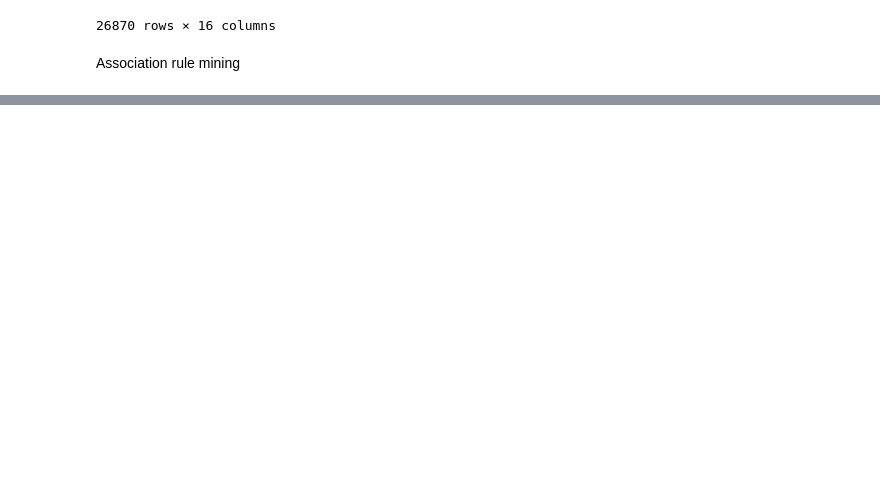
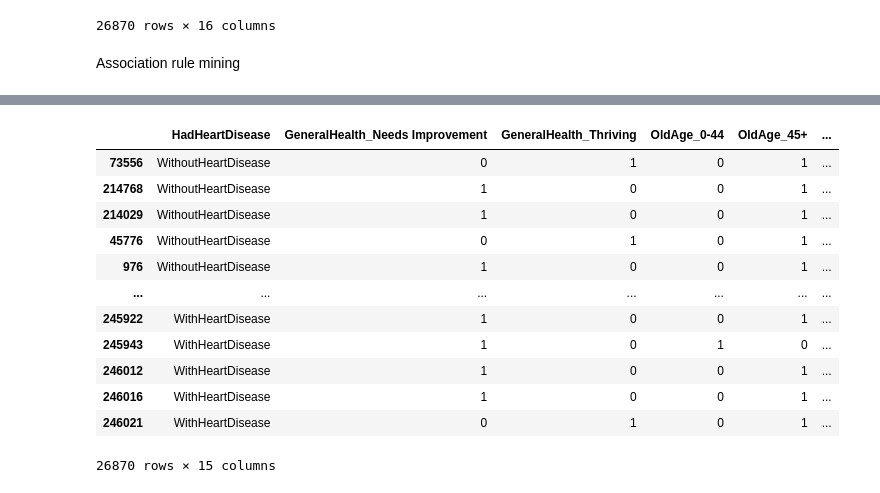
Before and after one commit to briangabini/csmodel, a Jupyter notebook: csmodel-project.ipynb, the cells around one changed output, grey strips where cells are left out. Cells and saved outputs as stored; diff of their text form; code cells hidden in the pictures; blank space fills up the shorter version.

```diff
--- a/csmodel-project.ipynb
+++ b/csmodel-project.ipynb
@@ -1567,0 +1626,34 @@ print(rules)
+# %%
+# Concatenate the two dataframes
+heart_df_filtered = pd.concat([heart_df_without, heart_df_with])
+
+heart_df_encoded_filtered = pd.get_dummies(heart_df_filtered, columns=['GeneralHealth', 'OldAge', 'BMI', 'CurrentSmoker', 'PhysicalActivities', 'AlcoholDrinkers', 'HealthySleep'])
+
+heart_df_encoded_filtered['HadHeartDisease'] = heart_df_encoded_filtered['HadHeartDisease'].replace({'No': False, 'Yes': True})
+
+heart_df_encoded_filtered = heart_df_encoded_filtered.apply(lambda x: x.apply(lambda y: 1 if y else 0))
+heart_df_encoded_filtered = heart_df_encoded_filtered.astype(int)
+
+had_heart_disease_mapping = {
+    1: 'WithHeartDisease',
+    0: 'WithoutHeartDisease'
+}
+
+# Use the replace function to map values
+heart_df_encoded_filtered['HadHeartDisease'] = heart_df_encoded_filtered['HadHeartDisease'].replace(had_heart_disease_mapping)
+
+heart_df_encoded_filtered
+# %% [output]
+|  | HadHeartDisease | GeneralHealth_Needs Improvement | GeneralHealth_Thriving | OldAge_0-44 | OldAge_45+ | ... |
+| 73556 | WithoutHeartDisease | 0 | 1 | 0 | 1 | ... |
+| 214768 | WithoutHeartDisease | 1 | 0 | 0 | 1 | ... |
+| 214029 | WithoutHeartDisease | 1 | 0 | 0 | 1 | ... |
+| 45776 | WithoutHeartDisease | 0 | 1 | 0 | 1 | ... |
+| 976 | WithoutHeartDisease | 1 | 0 | 0 | 1 | ... |
+| ... | ... | ... | ... | ... | ... | ... |
+| 245922 | WithHeartDisease | 1 | 0 | 0 | 1 | ... |
+| 245943 | WithHeartDisease | 1 | 0 | 1 | 0 | ... |
+| 246012 | WithHeartDisease | 1 | 0 | 0 | 1 | ... |
+| 246016 | WithHeartDisease | 1 | 0 | 0 | 1 | ... |
+| 246021 | WithHeartDisease | 0 | 1 | 0 | 1 | ... |
+26870 rows × 15 columns
```
Also changed, not shown: parts of 37 cells of this notebook.
